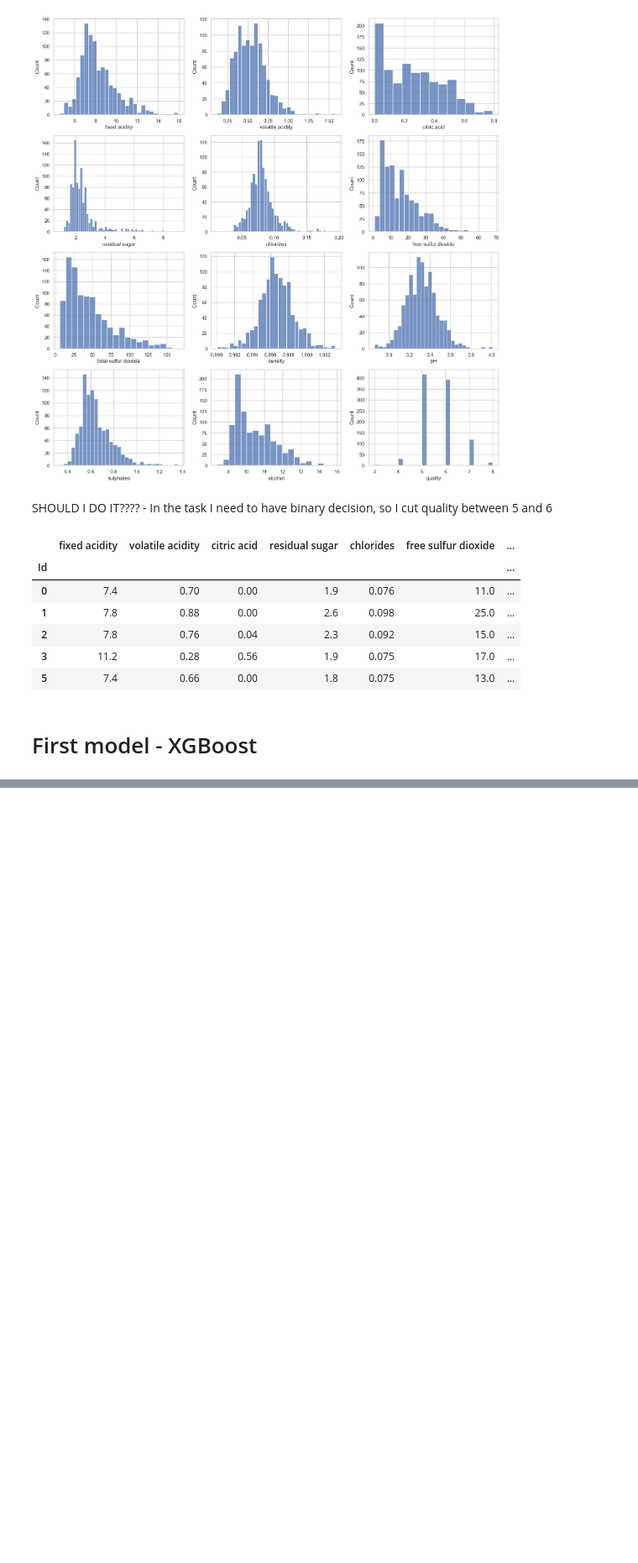
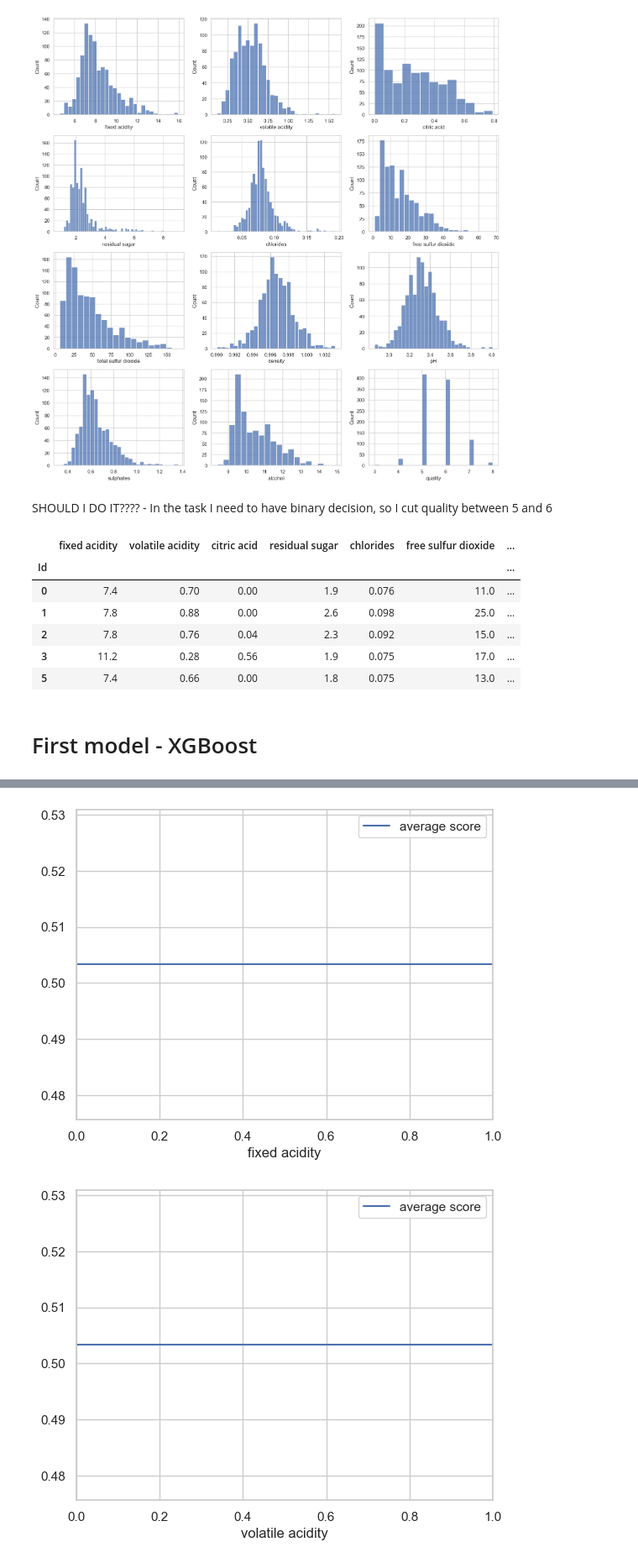
Before and after one commit to kordc/MCDAproject, a Jupyter notebook: data_analysis.ipynb, the cells around one changed output, grey strips where cells are left out. Shown at 84% size. Drawn from its saved outputs; the diff is of its cells as text; code cells hidden in the pictures; blank space fills up the shorter version.

```diff
--- a/data_analysis.ipynb
+++ b/data_analysis.ipynb
@@ -353,0 +270,2 @@ weighted avg       0.76      0.76      0.76       197
+# %%
+booster = model.get_booster()
@@ -353,0 +306,21 @@ weighted avg       0.76      0.76      0.76       197
+# %%
+import xgboost as xgb
+
+
+grid = np.linspace(0,1,50)
+for c in features_map:
+    y_pred = np.zeros(len(grid))
+    for i, val in enumerate(grid):
+        X_temp = X_train.copy()
+        X_temp[:, features_map[c]] = val
+        data = xgb.DMatrix( pd.DataFrame(X_temp) )
+        y_pred[i] = np.average(booster.predict(data))
+
+    fig, ax = plt.subplots()
+    ax.plot(grid, y_pred,  label='average score')
+    ax.set_xlim(0, 1)
+    ax.set_xlabel(c)
+    ax.legend()
+# %% [output]
+[figure, added]
+[figure, added]
```
Also changed, not shown: parts of 18 cells of this notebook.
